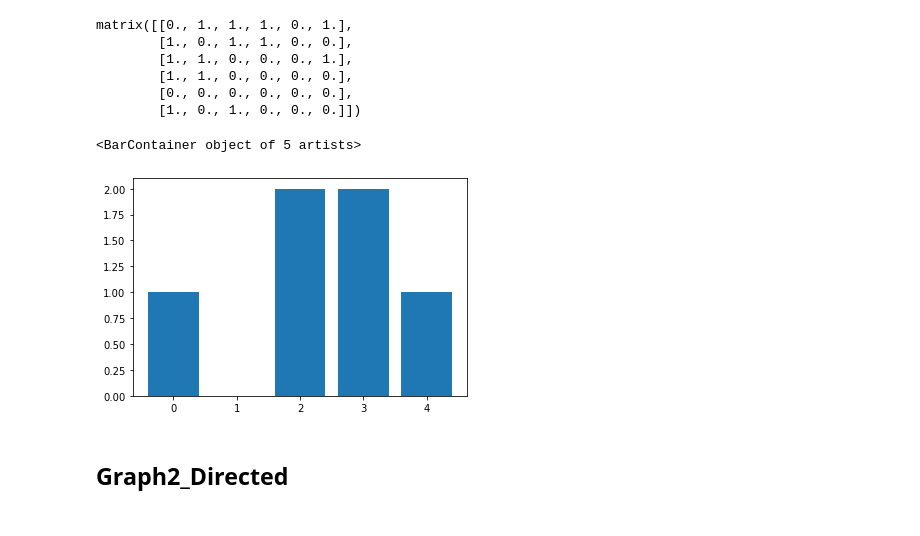
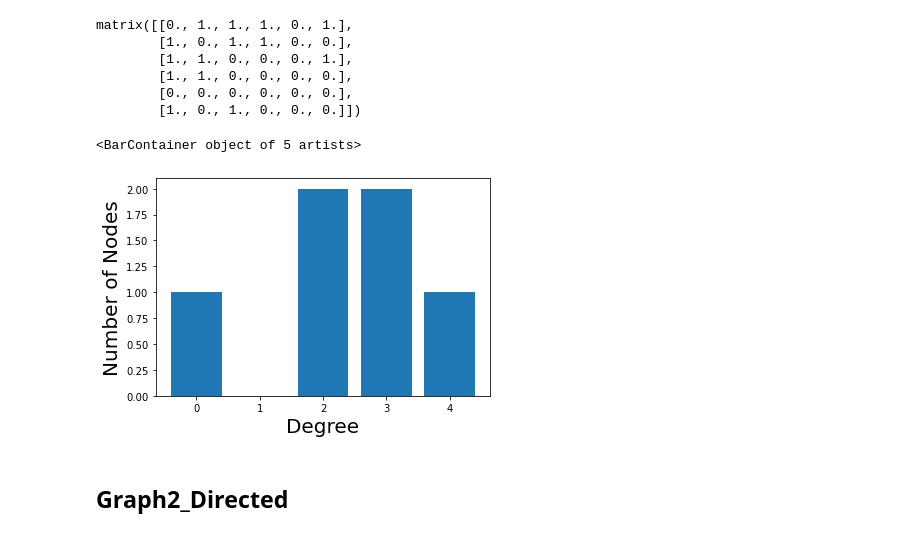
Before and after one commit to Aya-Mustafa80/Social_IS_Course, a Jupyter notebook: TaskCh2InBook.ipynb, the cells around one changed output. Drawn from its saved outputs; the diff is of its cells as text; code cells hidden in the pictures.

```diff
--- a/TaskCh2InBook.ipynb
+++ b/TaskCh2InBook.ipynb
@@ -32,16 +32,17 @@ matrix([[0., 1., 1., 1., 0., 1.],
 # %%
 degree_sequence = [G.degree(n) for n in G.nodes]
 degree_counts = Counter(degree_sequence)
 degree_counts #Counter({4: 1, 3: 2, 2: 2, 0: 1})
 min_degree, max_degree = min(degree_counts.keys()), max(degree_counts.keys())
-
+plt.xlabel("Degree", fontsize=20)
+plt.ylabel("Number of Nodes", fontsize=20)
 plot_x = list(range(min_degree, max_degree + 1))
 plot_y = [degree_counts.get(x, 0) for x in plot_x]
 
 plt.bar(plot_x, plot_y)
 # %% [output]
 <BarContainer object of 5 artists>
-[figure, old version]
+[figure, new version]
 # %% [markdown]
 ## Graph2_Directed
 # %%
```
Also changed, not shown: parts of 3 cells of this notebook.
